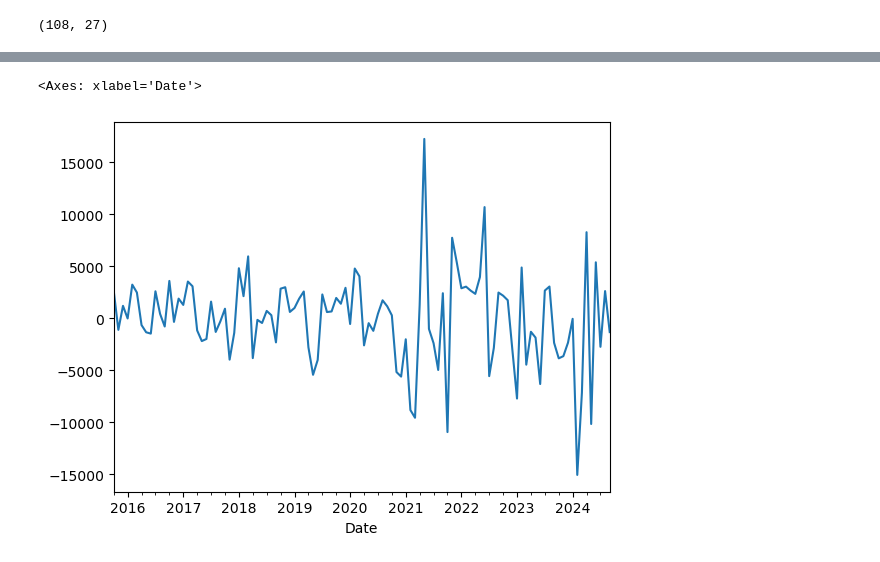
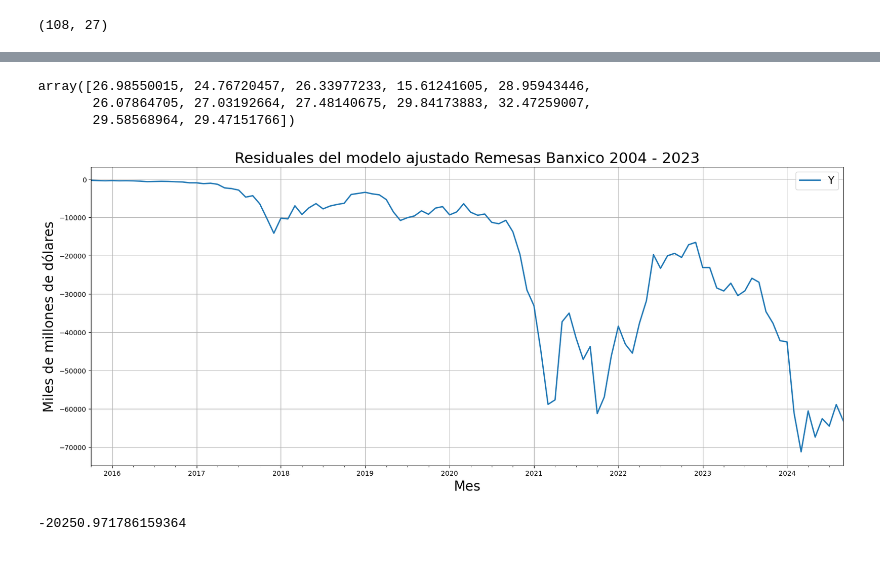
Before and after one commit to 728831/Series-de-tiempo, a Jupyter notebook: RegresionLineal.ipynb, the cells around one changed output, grey strips where cells are left out. Drawn from its saved outputs; the diff is of its cells as text; code cells hidden in the pictures.

```diff
--- a/RegresionLineal.ipynb
+++ b/RegresionLineal.ipynb
@@ -528,2 +526,5 @@ LinearRegression().fit(data_copy.drop(columns=['Y']), data_copy['Y']).score(data
 # %%
-predict = LinearRegression().fit(data_copy.drop(columns=['Y']), data['Y']).predict(data_copy.drop(columns=['Y'])) - data_copy['Y']
+
+predict = LinearRegression().fit(data_copy.drop(columns=['Y']),
+                                data_copy['Y']).predict(data_copy.drop(
+                                            columns=['Y']))
@@ -532,11 +535,28 @@ from scipy.special import inv_boxcox
 # %%
 lambda_val = sp.stats.boxcox(data_copy['Y'])[1]
 # %%
-inverted_predictios = inv_boxcox(predict, lambda_val)
+inverted_predictions = inv_boxcox(predict, lambda_val)
+# %%
+inverted_predictions[:12]
+# %% [output]
+array([26.98550015, 24.76720457, 26.33977233, 15.61241605, 28.95943446,
+       26.07864705, 27.03192664, 27.48140675, 29.84173883, 32.47259007,
+       29.58568964, 29.47151766])
+# %%
+errors = inverted_predictions - data['Y']
 # %%
-error = predict - data['Y']
+fig, ax = plt.subplots(1, 1, figsize = (20, 8))
+errors.plot(ax=ax, linewidth=2)
+
+# Specify graph features:
+ax.set_title('Residuales del modelo ajustado Remesas Banxico 2004 - 2023', fontsize=22)
+ax.set_ylabel('Miles de millones de dólares', fontsize=20)
+ax.set_xlabel('Mes', fontsize=20)
+ax.legend(prop={'size': 15})
+ax.grid()
+# %% [output]
+[figure, added]
 # %%
-error.plot()
+errors.mean()
 # %% [output]
-<Axes: xlabel='Date'>
+-20250.971786159364
-[figure, removed]
```
Also changed, not shown: parts of 54 cells of this notebook.
